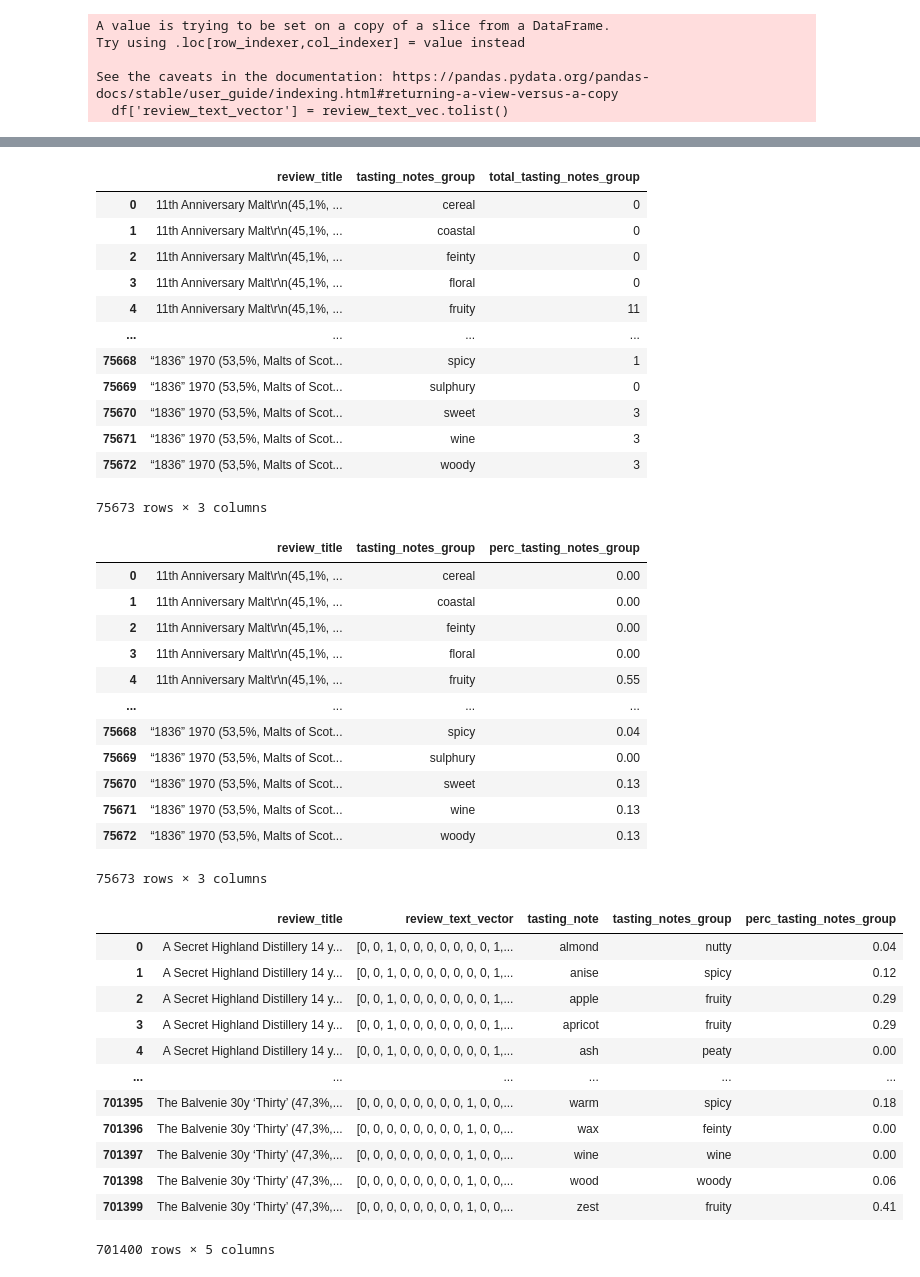
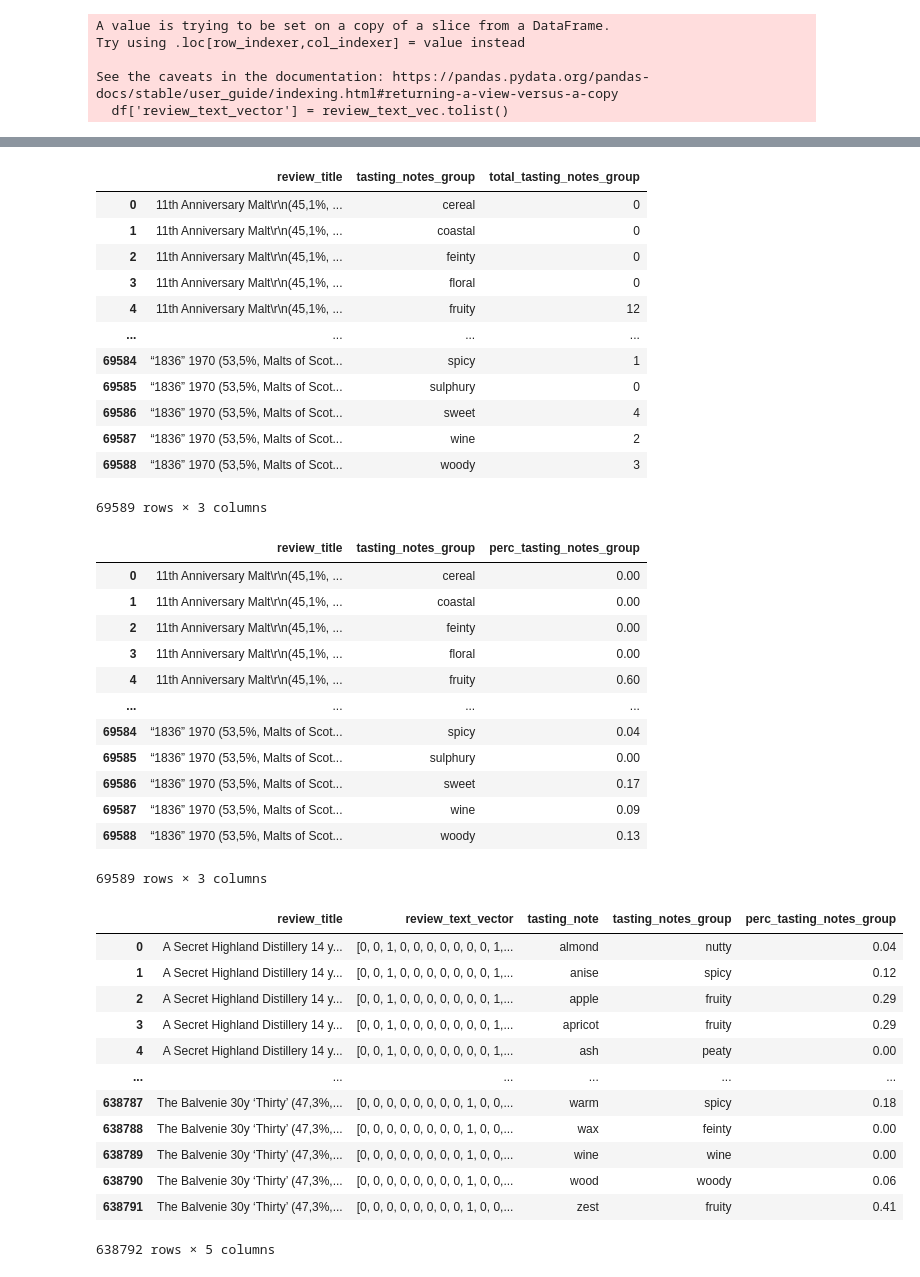
Before and after one commit to joaopaivaa/Whisky-Recomendation-System, a Jupyter notebook: text_processing.ipynb, the cells around one changed output, grey strips where cells are left out. Cells and saved outputs as stored; diff of their text form; code cells hidden in the pictures.

```diff
--- a/text_processing.ipynb
+++ b/text_processing.ipynb
@@ -39,3 +38,9 @@ df
 | 5827 | 2008-12-08 | Craigduff 32y 1973 (49,4%, SV 200... | https://www.whiskynotes.be/2008/g... | Beautiful nose, with notes of mar... | https://www.whiskynotes.be/upload... | 86 |
 | 5828 | 2008-12-07 | The Balvenie 30y ‘Thirty’ (47,3%,... | https://www.whiskynotes.be/2008/b... | Nose: a complete flower bouquet, ... | https://www.whiskynotes.be/upload... | 87 |
 5829 rows × 6 columns
+# %%
+df['review_score'] = df['review_score'].str.replace('+', '').str.replace('.', '')
+df = df[~((df['review_score'].isna()) | (df['review_score'] == ''))]
+df['review_score'] = df['review_score'].astype(int, errors='ignore')
+df = df[(df['review_score'] >= 80) & (df['review_score'] <= 100)]
+df
@@ -551,4 +575,4 @@ Try using .loc[row_indexer,col_indexer] = value instead
 See the caveats in the documentation: https://pandas.pydata.org/pandas-docs/stable/user_guide/indexing.html#returning-a-view-versus-a-copy
   df['review_text_vector'] = review_text_vec.tolist()
 # %%
-df
+df = df[['review_title', 'review_text_vector']]
@@ -597,11 +623,12 @@ tasting_notes_groups = {
         "pear", "pineapple", "plum", "raisin", "jam", "marmalad",
         "gooseberry", "grass", "green", "passion fruit", "tropic",
         "citrus", "tangerin", "zest", "juicy", 'gooseberry', 'fruit',
-        "ripe", "stew", "peel", 'sour', 'cherry', "raisin", "jam"
+        "ripe", "stew", "peel", 'sour', 'cherry', "raisin", "jam", 'raspberry',
+        'mint'
     ],
 
     "floral": [
-        "floral", "heather", "herb", "leafy", "fresh"
+        "floral", "heather", "herb", "leafy", "fresh", 'tea'
     ],
 
     "spicy": [
@@ -614,7 +641,7 @@ tasting_notes_groups = {
     ],
 
     "cereal": [
-        "barley", "bread", "cake", "grain", "malt", "yeast", "pastry", 'dust'
+        "barley", "bread", "cake", "grain", "malt", "yeast", "pastry", 'dust', "bread", 'hay'
     ],
 
     "peaty": [
@@ -631,11 +658,12 @@ tasting_notes_groups = {
 
     "sweet": [
         "candy", "caramel", "chocolate", "cocoa", "cream", "custard",
-        "honey", "sweet", "sugar", "syrup", "toffee", "rum", 'vanilla', "marmalad"
+        "honey", "sweet", "sugar", "syrup", "toffee", "rum", 'vanilla', "marmalad",
+        'cake', 'milk', 'mocha'
     ],
 
     "nutty": [
-        "almond", "hazelnut", "nut", "walnut", "marzipan"
+        "almond", "hazelnut", "nut", "walnut", "marzipan", 'coconut'
     ],
 
     "wine": [
@@ -647,7 +675,7 @@ tasting_notes_groups = {
     ],
 
     "roasted": [
-        "coffee", "roast", "toast", "pastry", "bread", "cake"
+        "coffee", "roast", "toast"
     ]
 
 }
@@ -725,14 +753,14 @@ df_total_tasting_notes_group
 | 1 | 11th Anniversary Malt\r\n(45,1%, ... | coastal | 0 |
 | 2 | 11th Anniversary Malt\r\n(45,1%, ... | feinty | 0 |
 | 3 | 11th Anniversary Malt\r\n(45,1%, ... | floral | 0 |
-| 4 | 11th Anniversary Malt\r\n(45,1%, ... | fruity | 11 |
+| 4 | 11th Anniversary Malt\r\n(45,1%, ... | fruity | 12 |
 | ... | ... | ... | ... |
-| 75668 | “1836” 1970 (53,5%, Malts of Scot... | spicy | 1 |
-| 75669 | “1836” 1970 (53,5%, Malts of Scot... | sulphury | 0 |
-| 75670 | “1836” 1970 (53,5%, Malts of Scot... | sweet | 3 |
-| 75671 | “1836” 1970 (53,5%, Malts of Scot... | wine | 3 |
-| 75672 | “1836” 1970 (53,5%, Malts of Scot... | woody | 3 |
+| 69584 | “1836” 1970 (53,5%, Malts of Scot... | spicy | 1 |
+| 69585 | “1836” 1970 (53,5%, Malts of Scot... | sulphury | 0 |
+| 69586 | “1836” 1970 (53,5%, Malts of Scot... | sweet | 4 |
+| 69587 | “1836” 1970 (53,5%, Malts of Scot... | wine | 2 |
+| 69588 | “1836” 1970 (53,5%, Malts of Scot... | woody | 3 |
-75673 rows × 3 columns
+69589 rows × 3 columns
 # %%
 df_tasting_notes_group = df_total_tasting_notes_group.merge(df_total_tasting_notes, how='left', on='review_title')
 df_tasting_notes_group['perc_tasting_notes_group'] = round(df_tasting_notes_group['total_tasting_notes_group'] / df_tasting_notes_group['total_tasting_notes'], 2)
@@ -744,11 +772,11 @@ df_tasting_notes_group
 | 1 | 11th Anniversary Malt\r\n(45,1%, ... | coastal | 0.00 |
 | 2 | 11th Anniversary Malt\r\n(45,1%, ... | feinty | 0.00 |
 | 3 | 11th Anniversary Malt\r\n(45,1%, ... | floral | 0.00 |
-| 4 | 11th Anniversary Malt\r\n(45,1%, ... | fruity | 0.55 |
+| 4 | 11th Anniversary Malt\r\n(45,1%, ... | fruity | 0.60 |
 | ... | ... | ... | ... |
-| 75668 | “1836” 1970 (53,5%, Malts of Scot... | spicy | 0.04 |
-| 75669 | “1836” 1970 (53,5%, Malts of Scot... | sulphury | 0.00 |
-| 75670 | “1836” 1970 (53,5%, Malts of Scot... | sweet | 0.13 |
-| 75671 | “1836” 1970 (53,5%, Malts of Scot... | wine | 0.13 |
-| 75672 | “1836” 1970 (53,5%, Malts of Scot... | woody | 0.13 |
+| 69584 | “1836” 1970 (53,5%, Malts of Scot... | spicy | 0.04 |
+| 69585 | “1836” 1970 (53,5%, Malts of Scot... | sulphury | 0.00 |
+| 69586 | “1836” 1970 (53,5%, Malts of Scot... | sweet | 0.17 |
+| 69587 | “1836” 1970 (53,5%, Malts of Scot... | wine | 0.09 |
+| 69588 | “1836” 1970 (53,5%, Malts of Scot... | woody | 0.13 |
-75673 rows × 3 columns
+69589 rows × 3 columns
@@ -755,18 +785,18 @@ df_tasting_notes_group
 # %%
 df = df.merge(df_tasting_notes_group, how='left', on=['review_title', 'tasting_notes_group'])
-df = df.drop(['review_full_text', 'review_full_text_processed', 'has_tasting_note'], axis=1)
+df = df.drop('has_tasting_note', axis=1)
 df
 # %% [output]
 |  | review_title | review_text_vector | tasting_note | tasting_notes_group | perc_tasting_notes_group |
 | 0 | A Secret Highland Distillery 14 y... | [0, 0, 1, 0, 0, 0, 0, 0, 0, 0, 1,... | almond | nutty | 0.04 |
 | 1 | A Secret Highland Distillery 14 y... | [0, 0, 1, 0, 0, 0, 0, 0, 0, 0, 1,... | anise | spicy | 0.12 |
 | 2 | A Secret Highland Distillery 14 y... | [0, 0, 1, 0, 0, 0, 0, 0, 0, 0, 1,... | apple | fruity | 0.29 |
 | 3 | A Secret Highland Distillery 14 y... | [0, 0, 1, 0, 0, 0, 0, 0, 0, 0, 1,... | apricot | fruity | 0.29 |
 | 4 | A Secret Highland Distillery 14 y... | [0, 0, 1, 0, 0, 0, 0, 0, 0, 0, 1,... | ash | peaty | 0.00 |
 | ... | ... | ... | ... | ... | ... |
-| 701395 | The Balvenie 30y ‘Thirty’ (47,3%,... | [0, 0, 0, 0, 0, 0, 0, 0, 1, 0, 0,... | warm | spicy | 0.18 |
-| 701396 | The Balvenie 30y ‘Thirty’ (47,3%,... | [0, 0, 0, 0, 0, 0, 0, 0, 1, 0, 0,... | wax | feinty | 0.00 |
-| 701397 | The Balvenie 30y ‘Thirty’ (47,3%,... | [0, 0, 0, 0, 0, 0, 0, 0, 1, 0, 0,... | wine | wine | 0.00 |
-| 701398 | The Balvenie 30y ‘Thirty’ (47,3%,... | [0, 0, 0, 0, 0, 0, 0, 0, 1, 0, 0,... | wood | woody | 0.06 |
-| 701399 | The Balvenie 30y ‘Thirty’ (47,3%,... | [0, 0, 0, 0, 0, 0, 0, 0, 1, 0, 0,... | zest | fruity | 0.41 |
+| 638787 | The Balvenie 30y ‘Thirty’ (47,3%,... | [0, 0, 0, 0, 0, 0, 0, 0, 1, 0, 0,... | warm | spicy | 0.18 |
+| 638788 | The Balvenie 30y ‘Thirty’ (47,3%,... | [0, 0, 0, 0, 0, 0, 0, 0, 1, 0, 0,... | wax | feinty | 0.00 |
+| 638789 | The Balvenie 30y ‘Thirty’ (47,3%,... | [0, 0, 0, 0, 0, 0, 0, 0, 1, 0, 0,... | wine | wine | 0.00 |
+| 638790 | The Balvenie 30y ‘Thirty’ (47,3%,... | [0, 0, 0, 0, 0, 0, 0, 0, 1, 0, 0,... | wood | woody | 0.06 |
+| 638791 | The Balvenie 30y ‘Thirty’ (47,3%,... | [0, 0, 0, 0, 0, 0, 0, 0, 1, 0, 0,... | zest | fruity | 0.41 |
-701400 rows × 5 columns
+638792 rows × 5 columns
```
Also changed, not shown: parts of 20 cells of this notebook, 2 other files.
